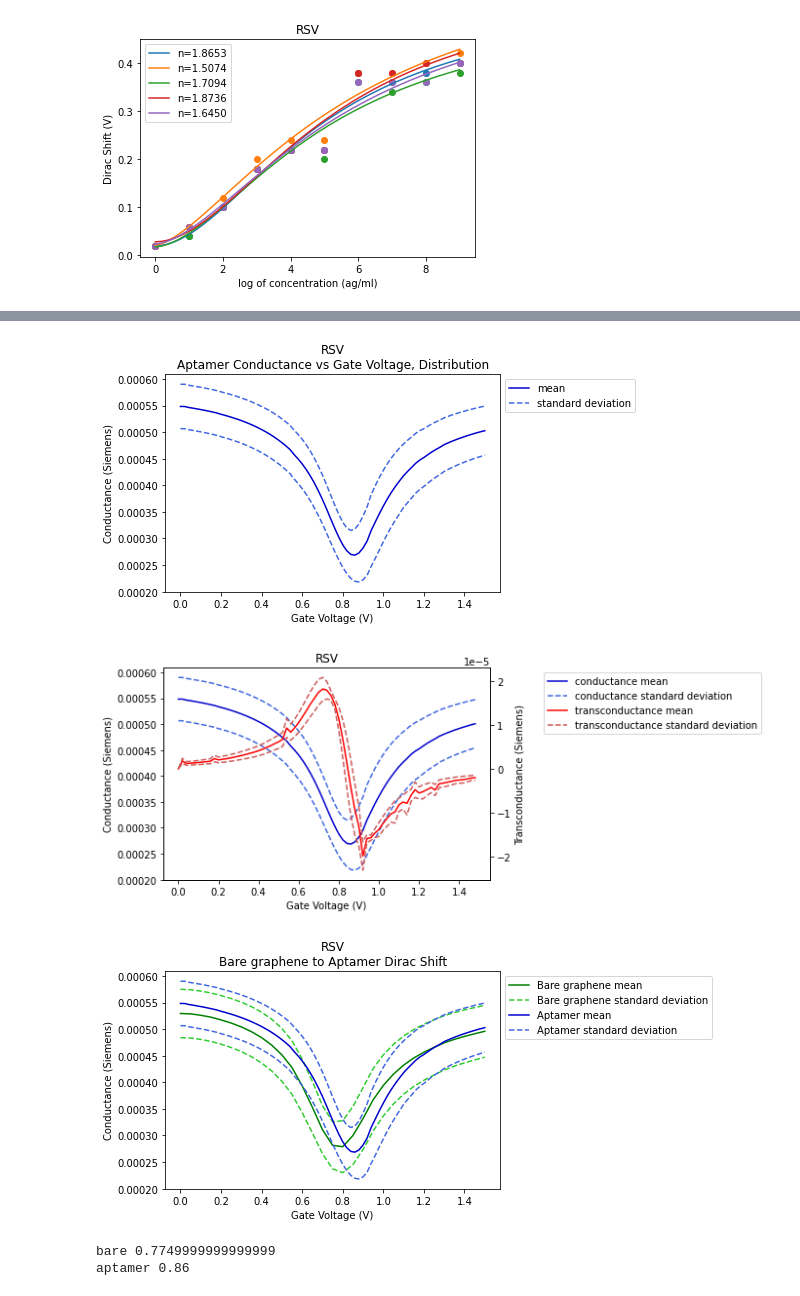
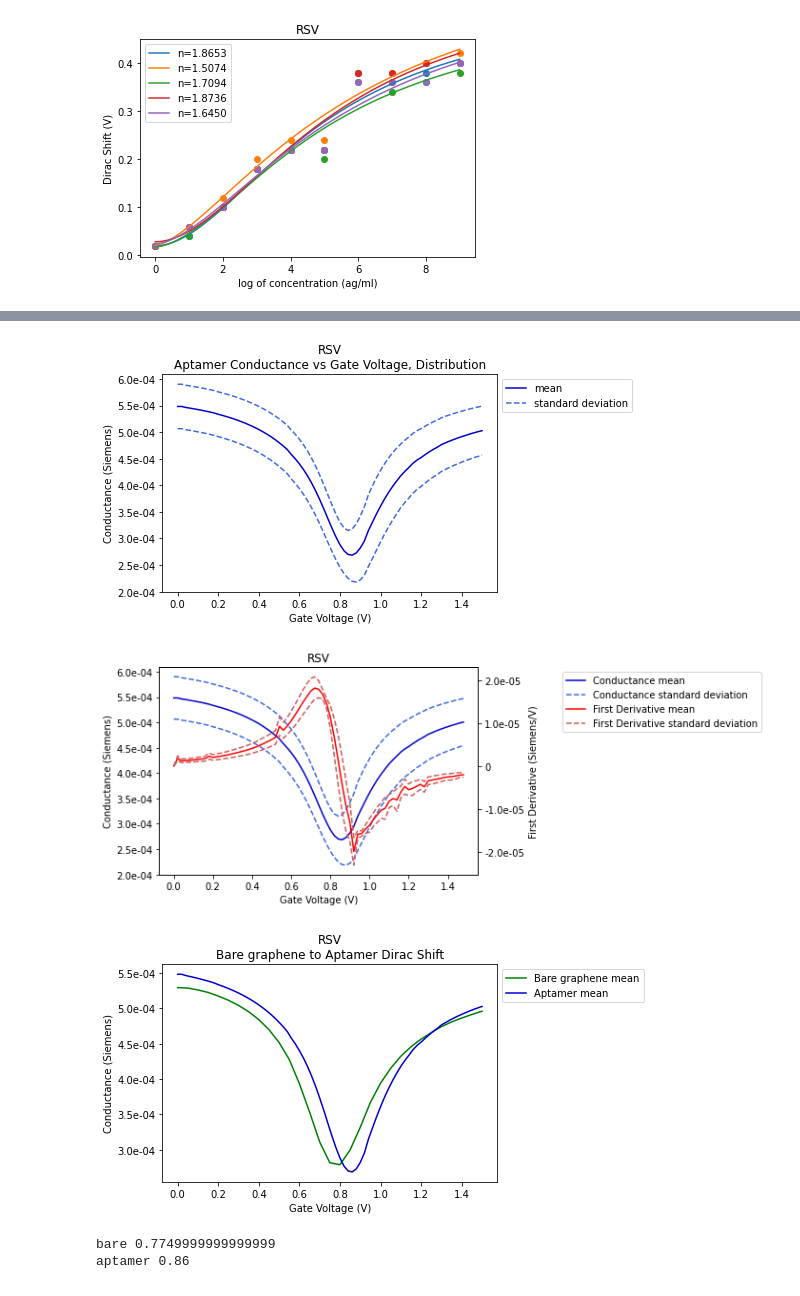
Before and after one commit to jlupoiii/GFET-covid-flu, a Jupyter notebook: main.ipynb, the cells around one changed output, grey strips where cells are left out. Cells and saved outputs as stored; diff of their text form; code cells hidden in the pictures.

```diff
--- a/main.ipynb
+++ b/main.ipynb
@@ -642,10 +675,16 @@ plt.title('RSV\nAptamer Conductance vs Gate Voltage, Distribution')
 plt.xlabel("Gate Voltage (V)")
 plt.ylabel("Conductance (Siemens)")
 plt.legend(loc='upper left', bbox_to_anchor=(1, 1))
+
+def format_with_e(x, pos):
+    return f'{x:.1e}' if not x==0 else 0  # Format in 'e' notation (e.g., 1.23e-5)
+ax = plt.gca()
+ax.yaxis.set_major_formatter(FuncFormatter(format_with_e))
+
 plt.show()
 plt.close()
 # %% [output]
-[figure, old version]
+[figure, new version]
 # %%
 # plotting IV (GV) curve for aptamer data, the average, a single line with std devs
 fig, ax1 = plt.subplots()
@@ -664,26 +703,30 @@ for v_idx in range(len(dataset.apt_conductance_derivatives[0])):
     std_dev_transcond.append(np.std([dataset.apt_conductance_derivatives[dev_num][v_idx] for dev_num in range(dataset.num_devices)]))
 
 
-ax1.plot(x[:len(y_transcond)], y_cond[:len(y_transcond)], label='conductance mean', color='mediumblue')
+ax1.plot(x[:len(y_transcond)], y_cond[:len(y_transcond)], label='Conductance mean', color='mediumblue')
 ax1.plot(x[:len(y_transcond)], [y_cond[i]+std_dev_cond[i] for i in range(len(y_cond))][:len(y_transcond)], color='royalblue', linestyle='--')
-ax1.plot(x[:len(y_transcond)], [y_cond[i]-std_dev_cond[i] for i in range(len(y_cond))][:len(y_transcond)], color='royalblue', linestyle='--', label='conductance standard deviation')
+ax1.plot(x[:len(y_transcond)], [y_cond[i]-std_dev_cond[i] for i in range(len(y_cond))][:len(y_transcond)], color='royalblue', linestyle='--', label='Conductance standard deviation')
 ax1.set_xlabel("Gate Voltage (V)")
 ax1.set_ylabel("Conductance (Siemens)")
+
+
+def format_with_e(x, pos):
+    return f'{x:.1e}' if not x==0 else 0  # Format in 'e' notation (e.g., 1.23e-5)
+plt.gca().yaxis.set_major_formatter(FuncFormatter(format_with_e))
 # ax1.legend(loc='upper left', bbox_to_anchor=(1, 1))
 
 
 ax2 = ax1.twinx()
 
-ax2.plot(x[:len(y_transcond)], y_transcond, label='transconductance mean', color='red')
+ax2.plot(x[:len(y_transcond)], y_transcond, label='First Derivative mean', color='red')
 ax2.plot(x[:len(y_transcond)], [y_transcond[i]+std_dev_transcond[i] for i in range(len(y_transcond))], color='indianred', linestyle='--')
-ax2.plot(x[:len(y_transcond)], [y_transcond[i]-std_dev_transcond[i] for i in range(len(y_transcond))], color='indianred', linestyle='--', label='transconductance standard deviation')
+ax2.plot(x[:len(y_transcond)], [y_transcond[i]-std_dev_transcond[i] for i in range(len(y_transcond))], color='indianred', linestyle='--', label='First Derivative standard deviation')
 ax2.set_xlabel("Gate Voltage (V)")
-ax2.set_ylabel("Transconductance (Siemens)")
-# ax2.legend(loc='middle left', bbox_to_anchor=(1, 1))
+ax2.set_ylabel("First Derivative (Siemens/V)")
 
-# ax1.legend(loc='upper left')
-# ax2.legend(loc='upper right')
-# Combine handles and labels
+plt.gca().yaxis.set_major_formatter(FuncFormatter(format_with_e))
+
+
 handles1, labels1 = ax1.get_legend_handles_labels()
 handles2, labels2 = ax2.get_legend_handles_labels()
 
@@ -692,47 +735,50 @@ handles = handles1 + handles2
 labels = labels1 + labels2
 
 # Add a single legend to the plot
-plt.legend(handles, labels, loc='upper left', bbox_to_anchor=(1.15, 1))
+plt.legend(handles, labels, loc='upper left', bbox_to_anchor=(1.25, 1))
 
 plt.title('RSV')
 plt.show()
 plt.close()
 # %% [output]
-[figure, old version]
+[figure, new version]
 # %%
 # plotting IV (GV) curve for aptamer vs bare grapheen data using the average for each, a single line with std devs
 x_id = [0.05*f for f in range(len(dataset.id_conductances[0]))]
 y_id = []
 std_dev_id = []
 for v_idx in range(len(dataset.id_conductances[0])):
     y_id.append(np.mean([dataset.id_conductances[dev_num][v_idx] for dev_num in range(dataset.num_devices)]))
     std_dev_id.append(np.std([dataset.id_conductances[dev_num][v_idx] for dev_num in range(dataset.num_devices)]))
 
 plt.plot(x_id, y_id, label='Bare graphene mean', color='green')
-plt.plot(x_id, [y_id[i]+std_dev_id[i] for i in range(len(y_id))], color='limegreen', linestyle='--')
-plt.plot(x_id, [y_id[i]-std_dev_id[i] for i in range(len(y_id))], color='limegreen', linestyle='--', label='Bare graphene standard deviation')
+# plt.plot(x_id, [y_id[i]+std_dev_id[i] for i in range(len(y_id))], color='limegreen', linestyle='--')
+# plt.plot(x_id, [y_id[i]-std_dev_id[i] for i in range(len(y_id))], color='limegreen', linestyle='--', label='Bare graphene standard deviation')
 
 x_apt = [0.02*f for f in range(len(dataset.apt_conductances[0]))]
 y_apt = []
 std_dev_apt = []
 for v_idx in range(len(dataset.apt_conductances[0])):
     y_apt.append(np.mean([dataset.apt_conductances[dev_num][v_idx] for dev_num in range(dataset.num_devices)]))
     std_dev_apt.append(np.std([dataset.apt_conductances[dev_num][v_idx] for dev_num in range(dataset.num_devices)]))
 
 plt.plot(x_apt, y_apt, label='Aptamer mean', color='mediumblue')
-plt.plot(x_apt, [y_apt[i]+std_dev_apt[i] for i in range(len(y_apt))], color='royalblue', linestyle='--')
-plt.plot(x_apt, [y_apt[i]-std_dev_apt[i] for i in range(len(y_apt))], color='royalblue', linestyle='--', label='Aptamer standard deviation')
+# plt.plot(x_apt, [y_apt[i]+std_dev_apt[i] for i in range(len(y_apt))], color='royalblue', linestyle='--')
+# plt.plot(x_apt, [y_apt[i]-std_dev_apt[i] for i in range(len(y_apt))], color='royalblue', linestyle='--', label='Aptamer standard deviation')
 
 plt.title('RSV\nBare graphene to Aptamer Dirac Shift')
 plt.xlabel("Gate Voltage (V)")
 plt.ylabel("Conductance (Siemens)")
 plt.legend(loc='upper left', bbox_to_anchor=(1, 1))
+def format_with_e(x, pos):
+    return f'{x:.1e}' if not x==0 else 0  # Format in 'e' notation (e.g., 1.23e-5)
+plt.gca().yaxis.set_major_formatter(FuncFormatter(format_with_e))
 plt.show()
 plt.close()
 
 print('bare', np.mean(list(dataset.id_dirac_voltages.values())))
 print('aptamer', np.mean(list(dataset.apt_dirac_voltages.values())))
 # %% [output]
-[figure, old version]
+[figure, new version]
 bare 0.7749999999999999
 aptamer 0.86
```
Also changed, not shown: parts of 5 cells of this notebook.
